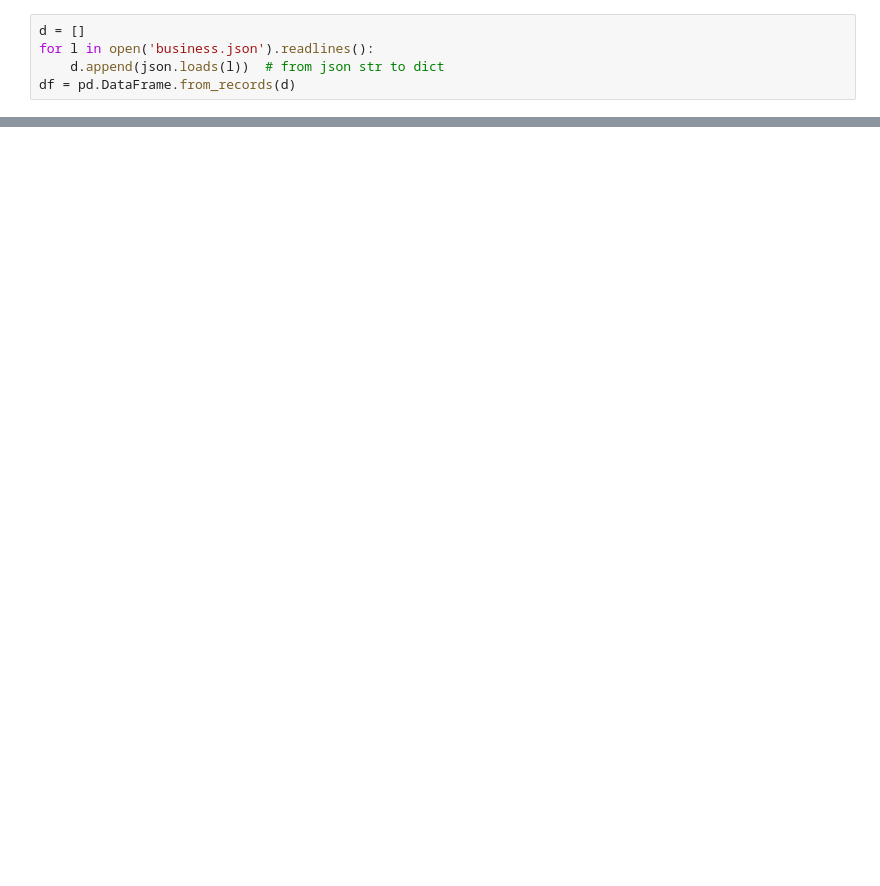
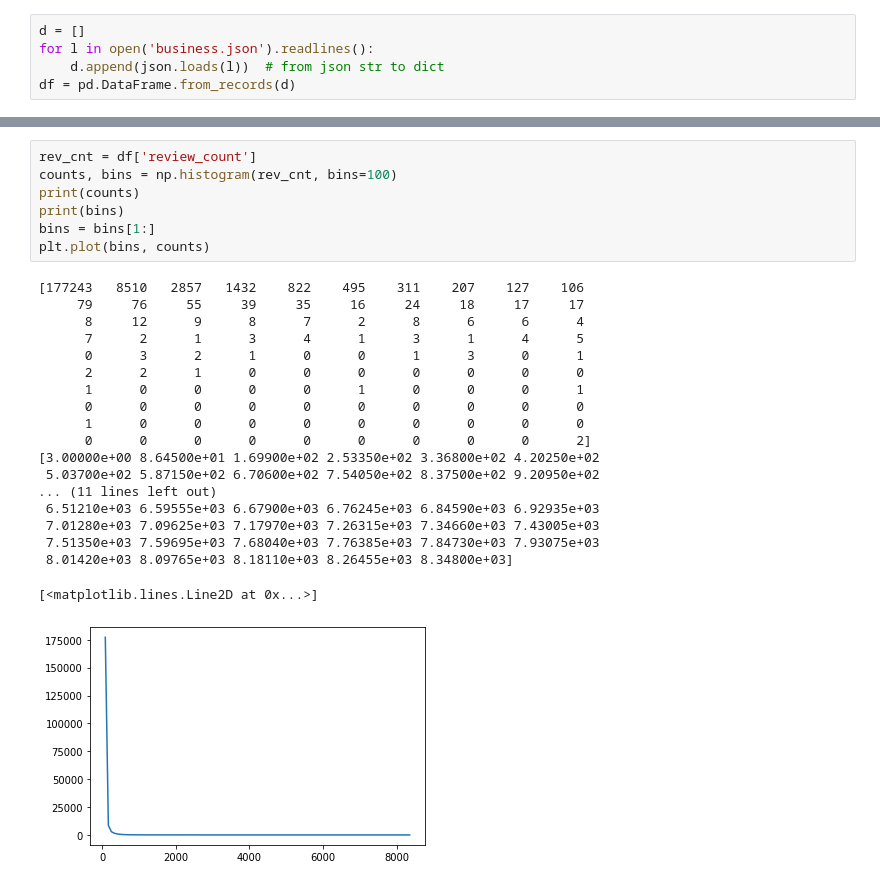
Before and after one commit to clqian/stat_testing, a Jupyter notebook: Untitled.ipynb, the cells around one changed output, grey strips where cells are left out. Drawn from its saved outputs; the diff is of its cells as text; blank space fills up the shorter version.

```diff
--- a/Untitled.ipynb
+++ b/Untitled.ipynb
@@ -31,0 +15,27 @@ Name: review_count, Length: 192609, dtype: int64
+# %%
+rev_cnt = df['review_count']
+counts, bins = np.histogram(rev_cnt, bins=100)
+print(counts)
+print(bins)
+bins = bins[1:]
+plt.plot(bins, counts)
+# %% [output]
+[177243   8510   2857   1432    822    495    311    207    127    106
+     79     76     55     39     35     16     24     18     17     17
+      8     12      9      8      7      2      8      6      6      4
+      7      2      1      3      4      1      3      1      4      5
+      0      3      2      1      0      0      1      3      0      1
+      2      2      1      0      0      0      0      0      0      0
+      1      0      0      0      0      1      0      0      0      1
+      0      0      0      0      0      0      0      0      0      0
+      1      0      0      0      0      0      0      0      0      0
+      0      0      0      0      0      0      0      0      0      2]
+[3.00000e+00 8.64500e+01 1.69900e+02 2.53350e+02 3.36800e+02 4.20250e+02
+ 5.03700e+02 5.87150e+02 6.70600e+02 7.54050e+02 8.37500e+02 9.20950e+02
+... (11 lines left out)
+ 6.51210e+03 6.59555e+03 6.67900e+03 6.76245e+03 6.84590e+03 6.92935e+03
+ 7.01280e+03 7.09625e+03 7.17970e+03 7.26315e+03 7.34660e+03 7.43005e+03
+ 7.51350e+03 7.59695e+03 7.68040e+03 7.76385e+03 7.84730e+03 7.93075e+03
+ 8.01420e+03 8.09765e+03 8.18110e+03 8.26455e+03 8.34800e+03]
+[<matplotlib.lines.Line2D at 0x...>]
+[figure, added]
```
Also changed, not shown: parts of 6 cells of this notebook.
